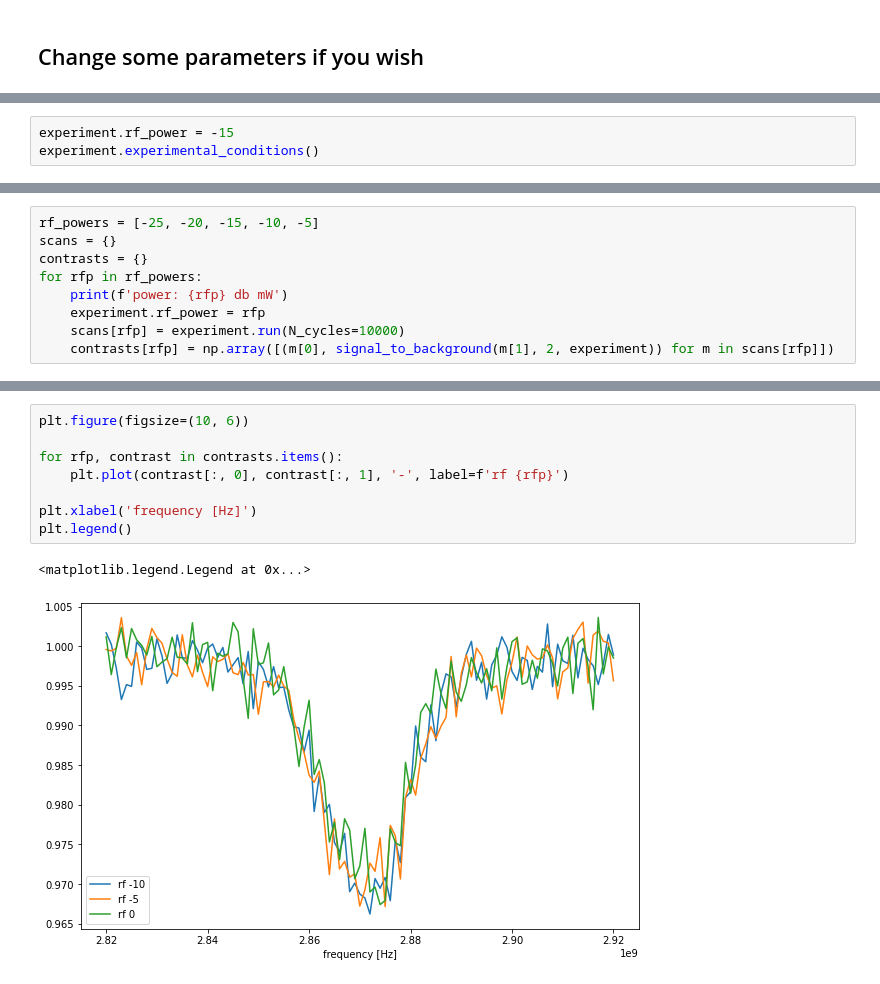
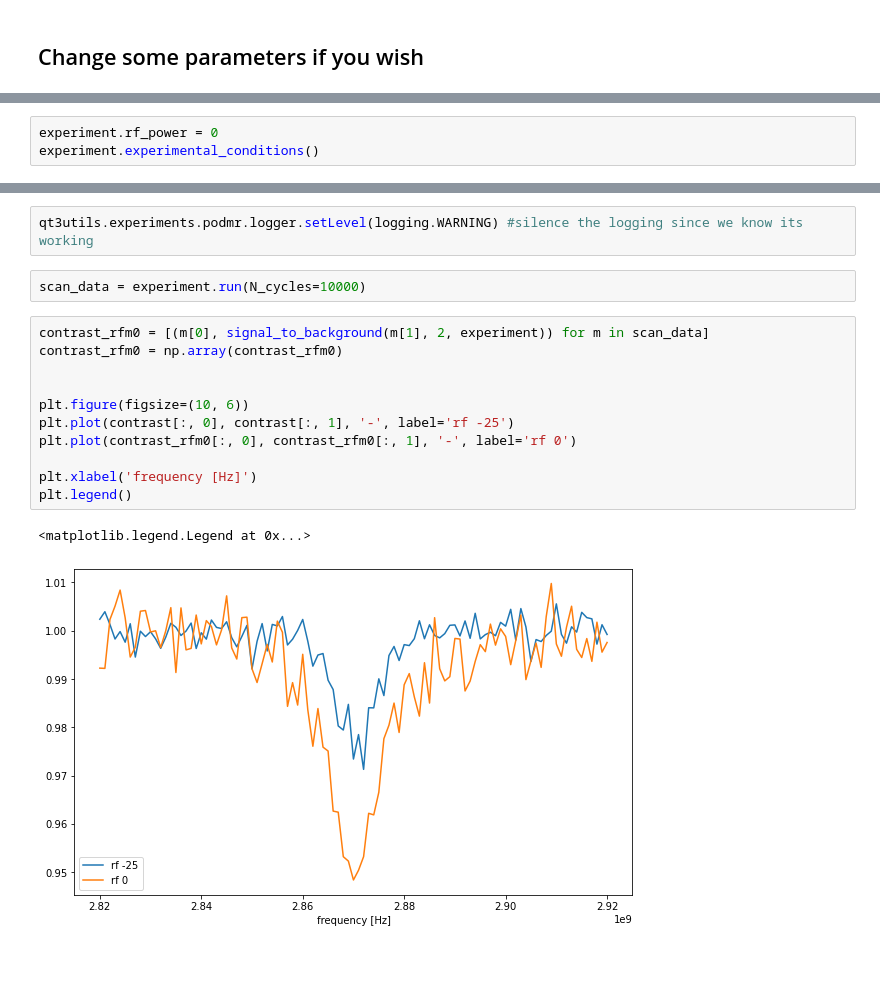
Before and after one commit to qt3uw/qt3-utils, a Jupyter notebook: examples/default_podmr.ipynb, the cells around one changed output, grey strips where cells are left out. Saved outputs shown, nothing was run; the diff lists cells and outputs as text.

```diff
--- a/examples/default_podmr.ipynb
+++ b/examples/default_podmr.ipynb
@@ -246,5 +248,5 @@ experiment.experimental_conditions()
 # %%
-experiment.rf_power = -15
+experiment.rf_power = 0
 experiment.experimental_conditions()
 # %% [output]
 {'freq_low': 2820000000.0,
@@ -280,9 +263,0 @@ plt.legend()
-# %%
-rf_powers = [-25, -20, -15, -10, -5]
-scans = {}
-contrasts = {}
-for rfp in rf_powers:
-    print(f'power: {rfp} db mW')
-    experiment.rf_power = rfp
-    scans[rfp] = experiment.run(N_cycles=10000)
-    contrasts[rfp] = np.array([(m[0], signal_to_background(m[1], 2, experiment)) for m in scans[rfp]])
@@ -324,11 +264,18 @@ power: 0 db mW
-# %%
-plt.figure(figsize=(10, 6))
-
-for rfp, contrast in contrasts.items():
-    plt.plot(contrast[:, 0], contrast[:, 1], '-', label=f'rf {rfp}')
-
-plt.xlabel('frequency [Hz]')
-plt.legend()
-# %% [output]
-<matplotlib.legend.Legend at 0x...>
-[figure, removed]
+# %%
+qt3utils.experiments.podmr.logger.setLevel(logging.WARNING) #silence the logging since we know its working
+# %%
+scan_data = experiment.run(N_cycles=10000)
+# %%
+contrast_rfm0 = [(m[0], signal_to_background(m[1], 2, experiment)) for m in scan_data]
+contrast_rfm0 = np.array(contrast_rfm0)
+
+
+plt.figure(figsize=(10, 6))
+plt.plot(contrast[:, 0], contrast[:, 1], '-', label='rf -25')
+plt.plot(contrast_rfm0[:, 0], contrast_rfm0[:, 1], '-', label='rf 0')
+
+plt.xlabel('frequency [Hz]')
+plt.legend()
+# %% [output]
+<matplotlib.legend.Legend at 0x...>
+[figure, added]
```
Also changed, not shown: parts of 31 cells of this notebook, 9 other files.
